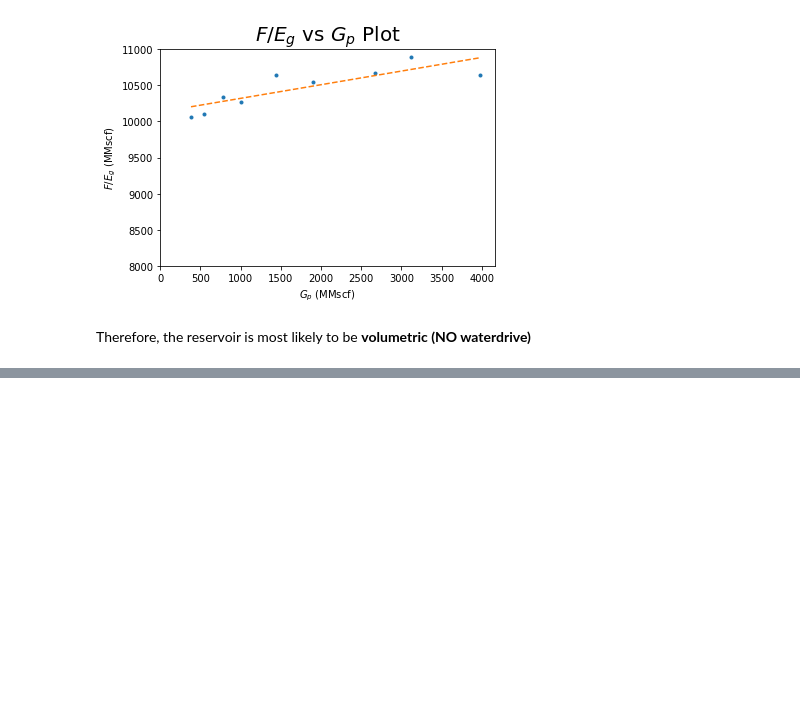
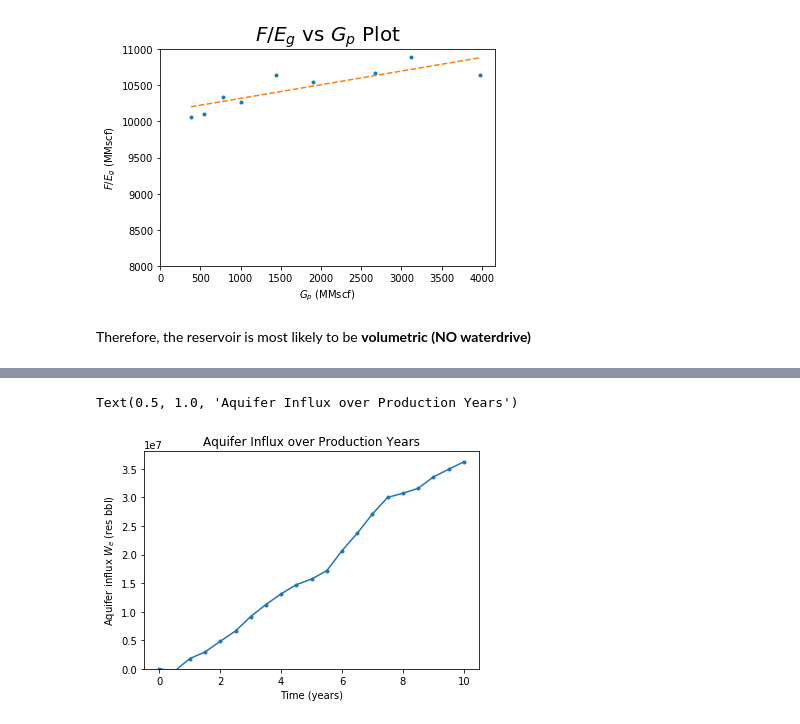
Before and after one commit to yohanesnuwara/reservoir-engineering, a Jupyter notebook: Unit 9 Dry-Gas Reservoirs/notebook/9_examples.ipynb, the cells around one changed output, grey strips where cells are left out. Cells and saved outputs as stored; diff of their text form; code cells hidden in the pictures; blank space fills up the shorter version.

```diff
--- a/Unit 9 Dry-Gas Reservoirs/notebook/9_examples.ipynb
+++ b/Unit 9 Dry-Gas Reservoirs/notebook/9_examples.ipynb
@@ -342,0 +426,2 @@ print(w2)
+# %%
+Gfgi = 231 * 1E+09 # 231 from Sills, bscf to scf
@@ -342,0 +434,16 @@ print(w2)
+# %%
+# known
+cf = 3.5E-6 # psi^-1
+cw = 2.9E-6 # psi^-1
+swi = 0.21
+
+Bw = np.array(dataprod.Bw)
+pi = pressure[0]
+Efw = ((cf + cw * swi) / (1 - swi)) * (pi - pressure)
+
+Bgi = Bg[0]
+Bw_Wp = Bw * Wp
+Gfgi_Eg = Gfgi * Eg
+Gfgi_Bgi_Efw = Gfgi * Bgi * Efw
+We = (Bw * Wp) + F - (Gfgi * Eg) - (Gfgi * Bgi * Efw)
+We
@@ -342,0 +481,9 @@ print(w2)
+# %%
+# visualize We
+plt.plot(time, We, '.-')
+plt.ylim(ymin=0)
+plt.xlabel("Time (years)"); plt.ylabel("Aquifer influx $W_e$ (res bbl)")
+plt.title("Aquifer Influx over Production Years")
+# %% [output]
+Text(0.5, 1.0, 'Aquifer Influx over Production Years')
+[figure, added]
```
Also changed, not shown: parts of 17 cells of this notebook.
